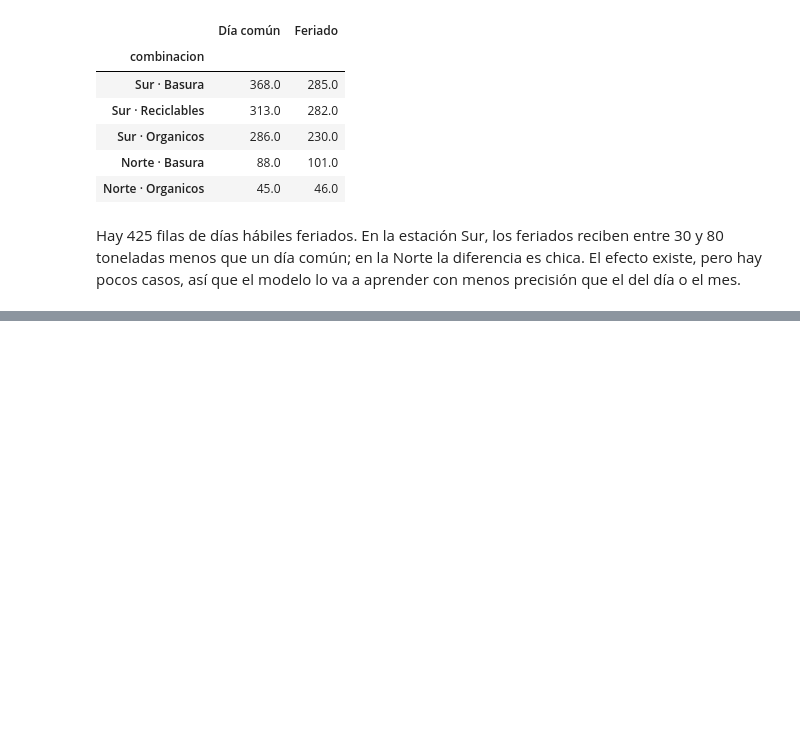
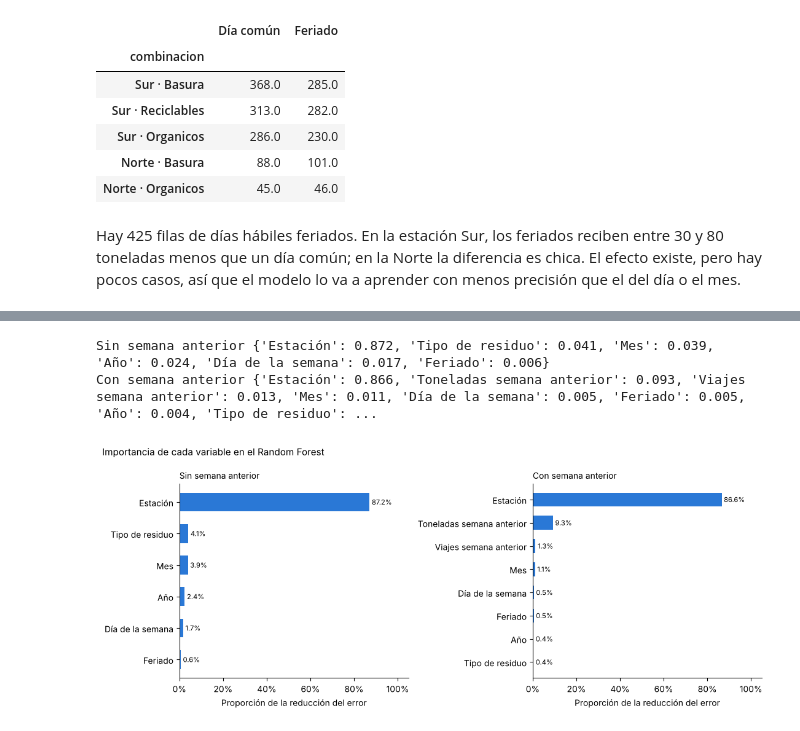
Before and after one commit to Naccho27/tp-predictivos, a Jupyter notebook: notebooks/03_regresion_rf.ipynb, the cells around one changed output, grey strips where cells are left out. Cells and saved outputs as stored; diff of their text form; code cells hidden in the pictures; blank space fills up the shorter version.

```diff
--- a/notebooks/03_regresion_rf.ipynb
+++ b/notebooks/03_regresion_rf.ipynb
@@ -208,0 +502,40 @@ Hay 425 filas de días hábiles feriados. En la estación Sur, los feriados reci
+# %%
+# Paso 19 · Importancia de las variables
+
+# Qué hacemos: ver cuánto contribuyó cada variable a reducir el error en el bosque.
+# Por qué: permite explicar en qué se basa el modelo.
+
+# La codificación one-hot partió cada variable categórica en varias columnas
+# (estacion_Norte y estacion_Sur son la misma información). Para leer la importancia
+# por variable, sumamos las columnas que salieron de la misma variable original.
+def variable_original(columna):
+    for prefijo in ["estacion", "tipo", "dia_semana"]:
+        if columna.startswith(prefijo + "_"):
+            return prefijo
+    return columna
+
+nombres_legibles = {"estacion": "Estación", "tipo": "Tipo de residuo", "dia_semana": "Día de la semana",
+                    "anio": "Año", "mes": "Mes", "feriado": "Feriado",
+                    "toneladas_sem_ant": "Toneladas semana anterior", "viajes_sem_ant": "Viajes semana anterior"}
+
+fig, ejes = plt.subplots(1, 2, figsize=(11, 4.5))
+for eje, nombre in zip(ejes, versiones):
+    importancia = pd.Series(bosques[nombre].feature_importances_, index=X[nombre].columns)
+    importancia = importancia.groupby(variable_original).sum().sort_values()
+    importancia.index = importancia.index.map(nombres_legibles)
+    eje.barh(importancia.index, importancia.values, color="#2a78d6", height=0.6)
+    for i, v in enumerate(importancia.values):
+        eje.text(v + 0.01, i, f"{v:.1%}", va="center", fontsize=8)
+    eje.set_title(nombre, loc="left", fontsize=10)
+    eje.set_xlim(0, 1.05)
+    eje.xaxis.set_major_formatter(lambda x, _: f"{x:.0%}")
+    eje.set_xlabel("Proporción de la reducción del error")
+    eje.spines[["top", "right"]].set_visible(False)
+    print(nombre, importancia.sort_values(ascending=False).round(3).to_dict())
+fig.suptitle("Importancia de cada variable en el Random Forest", x=0.01, ha="left", fontsize=11)
+fig.tight_layout()
+plt.show()
+# %% [output]
+Sin semana anterior {'Estación': 0.872, 'Tipo de residuo': 0.041, 'Mes': 0.039, 'Año': 0.024, 'Día de la semana': 0.017, 'Feriado': 0.006}
+Con semana anterior {'Estación': 0.866, 'Toneladas semana anterior': 0.093, 'Viajes semana anterior': 0.013, 'Mes': 0.011, 'Día de la semana': 0.005, 'Feriado': 0.005, 'Año': 0.004, 'Tipo de residuo': ...
+[figure, added]
```
Also changed, not shown: parts of 26 cells of this notebook.
